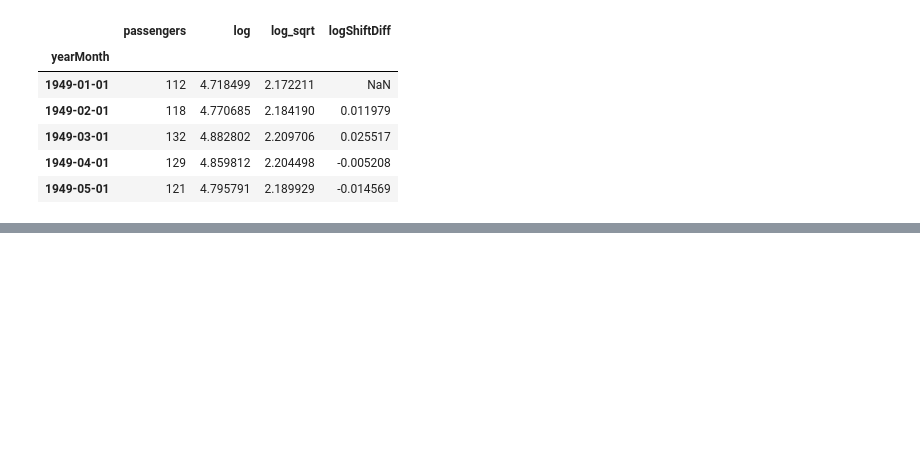
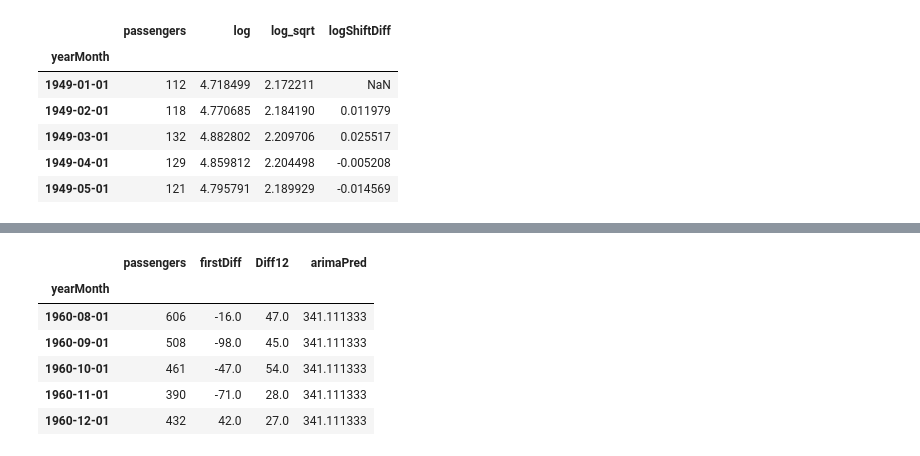
Before and after one commit to diligejy/timeseries, a Jupyter notebook: Learnerea/lec1.ipynb, the cells around one changed output, grey strips where cells are left out. Drawn from its saved outputs; the diff is of its cells as text; code cells hidden in the pictures; blank space fills up the shorter version.

```diff
--- a/Learnerea/lec1.ipynb
+++ b/Learnerea/lec1.ipynb
@@ -386,0 +440,14 @@ criticality 10% : -2.580009026141913
+# %%
+model = sm.tsa.arima.ARIMA(train['passengers'], order=(1, 1, 3))
+model_fit = model.fit()
+prediction = model_fit.predict(start=test.index[0], end=test.index[-1])
+airP['arimaPred'] = prediction
+airP.tail()
+# %% [output]
+|  | passengers | firstDiff | Diff12 | arimaPred |
+| yearMonth |  |  |  |  |
+| 1960-08-01 | 606 | -16.0 | 47.0 | 341.111333 |
+| 1960-09-01 | 508 | -98.0 | 45.0 | 341.111333 |
+| 1960-10-01 | 461 | -47.0 | 54.0 | 341.111333 |
+| 1960-11-01 | 390 | -71.0 | 28.0 | 341.111333 |
+| 1960-12-01 | 432 | 42.0 | 27.0 | 341.111333 |
```
Also changed, not shown: parts of 14 cells of this notebook.
